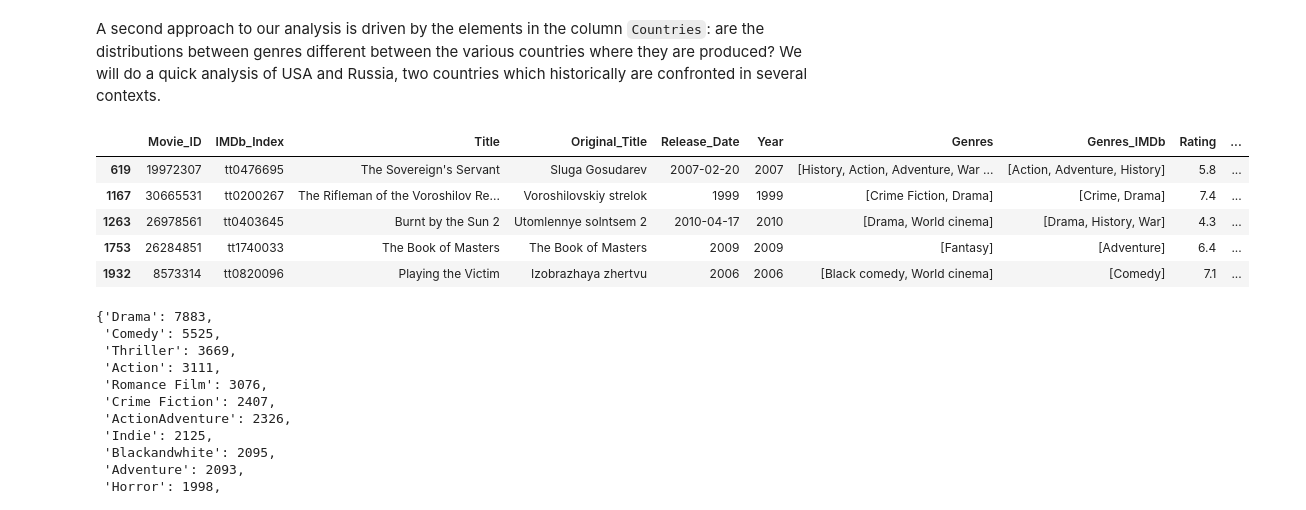
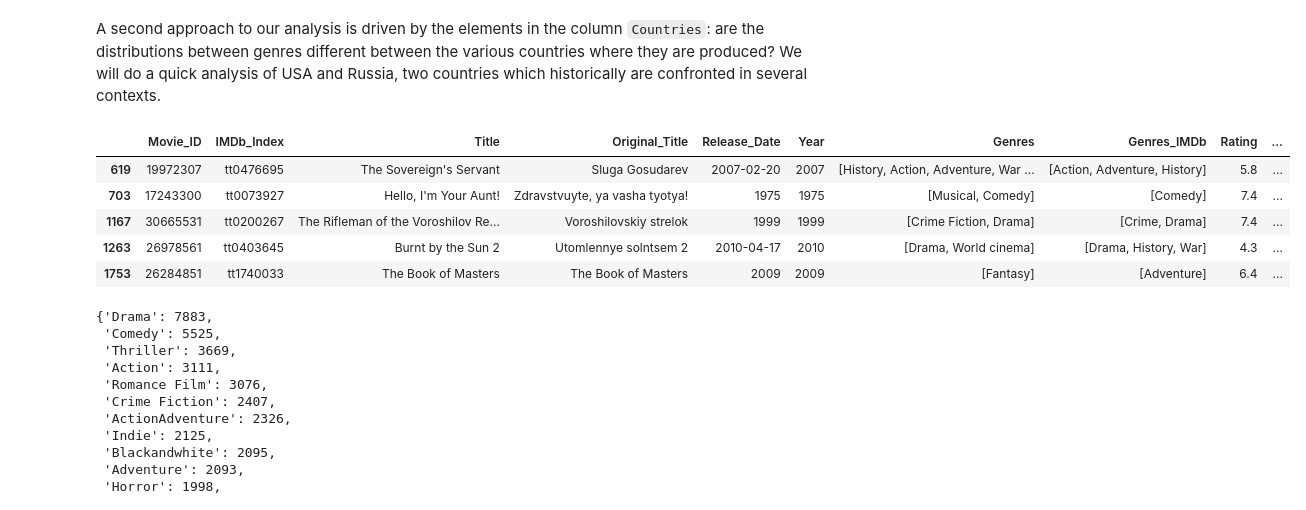
Before and after one commit to epfl-ada/ada-2024-project-americandentalassociation, a Jupyter notebook: Question2.ipynb, the cells around one changed output. Cells and saved outputs as stored; diff of their text form; code cells hidden in the pictures.

```diff
--- a/Question2.ipynb
+++ b/Question2.ipynb
@@ -154,15 +154,15 @@ By looking at the most common genres in both time periods, it is easy to see som
 A second approach to our analysis is driven by the elements in the column `Countries`: are the distributions between genres different between the various countries where they are produced? We will do a quick analysis of USA and Russia, two countries which historically are confronted in several contexts.
 # %%
 us_movies = data[data['Countries'].apply(lambda x: 'United States of America' in x if isinstance(x, list) else False)]
-russia_movies = data[data['Countries'].apply(lambda x: 'Russia' in x if isinstance(x, list) else False)]
+russia_movies = data[data['Countries'].apply(lambda x: 'Russia' in x or 'Soviet Union' in x if isinstance(x, list) else False)]
 russia_movies.head()
 # %% [output]
 |  | Movie_ID | IMDb_Index | Title | Original_Title | Release_Date | Year | Genres | Genres_IMDb | Rating | ... |
 | 619 | 19972307 | tt0476695 | The Sovereign's Servant | Sluga Gosudarev | 2007-02-20 | 2007 | [History, Action, Adventure, War ... | [Action, Adventure, History] | 5.8 | ... |
+| 703 | 17243300 | tt0073927 | Hello, I'm Your Aunt! | Zdravstvuyte, ya vasha tyotya! | 1975 | 1975 | [Musical, Comedy] | [Comedy] | 7.4 | ... |
 | 1167 | 30665531 | tt0200267 | The Rifleman of the Voroshilov Re... | Voroshilovskiy strelok | 1999 | 1999 | [Crime Fiction, Drama] | [Crime, Drama] | 7.4 | ... |
 | 1263 | 26978561 | tt0403645 | Burnt by the Sun 2 | Utomlennye solntsem 2 | 2010-04-17 | 2010 | [Drama, World cinema] | [Drama, History, War] | 4.3 | ... |
 | 1753 | 26284851 | tt1740033 | The Book of Masters | The Book of Masters | 2009 | 2009 | [Fantasy] | [Adventure] | 6.4 | ... |
-| 1932 | 8573314 | tt0820096 | Playing the Victim | Izobrazhaya zhertvu | 2006 | 2006 | [Black comedy, World cinema] | [Comedy] | 7.1 | ... |
 # %%
 all_genres_us = us_movies['Genres'].dropna().apply(lambda x: x if isinstance(x, list) else x.split(','))
 genres_count_us = Counter([genre.strip() for genres in all_genres_us for genre in genres])
```
Also changed, not shown: parts of 13 cells of this notebook.
